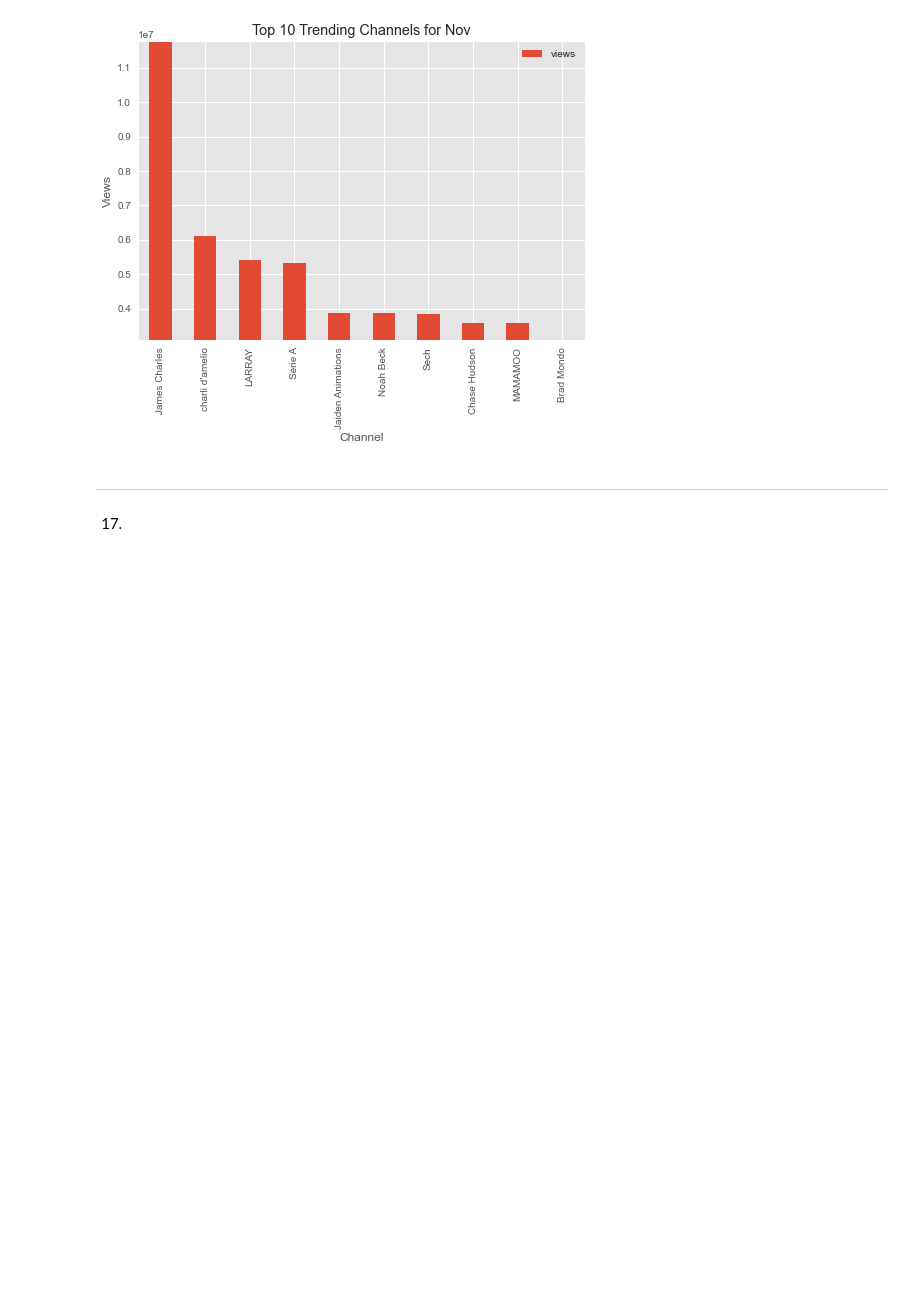
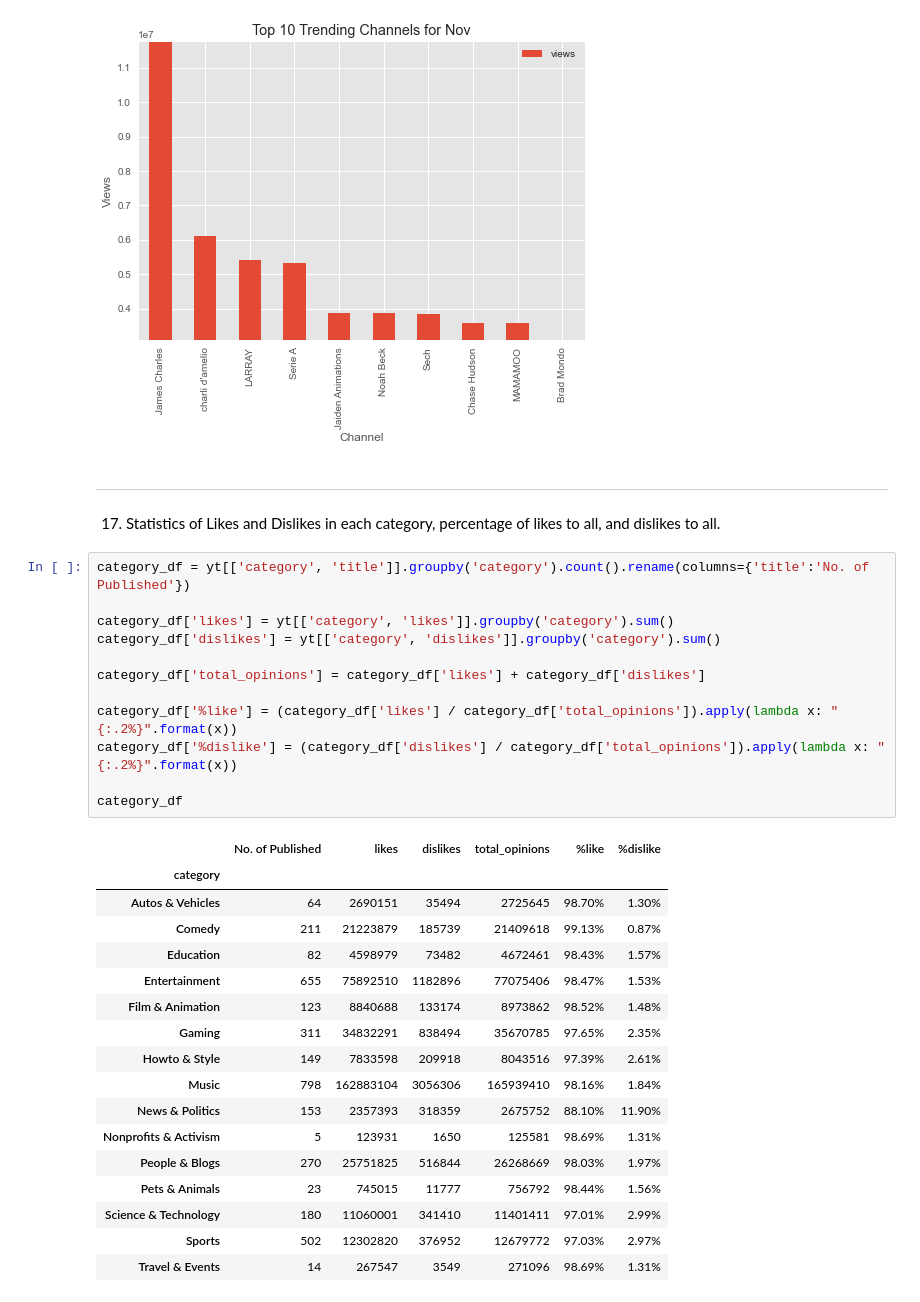
Before and after one commit to mehtee/Youtube_analysis_project, a Jupyter notebook: project.ipynb, the cells around one changed output. Saved outputs shown, nothing was run; the diff lists cells and outputs as text; blank space fills up the shorter version.

Commit message:
📦  17. Statistics of Likes and Dislikes in Categories

```diff
--- a/project.ipynb
+++ b/project.ipynb
@@ -436,6 +436,36 @@ for month, month_df in months_names_dict.items():
 [figure]
 [figure]
 [figure]
-# %% [markdown]
-------------------
-17.
+# %% [markdown]
+------------------
+17. Statistics of Likes and Dislikes in each category, percentage of likes to all, and dislikes to all.
+# %%
+category_df = yt[['category', 'title']].groupby('category').count().rename(columns={'title':'No. of Published'})
+
+category_df['likes'] = yt[['category', 'likes']].groupby('category').sum()
+category_df['dislikes'] = yt[['category', 'dislikes']].groupby('category').sum()
+
+category_df['total_opinions'] = category_df['likes'] + category_df['dislikes']
+
+category_df['%like'] = (category_df['likes'] / category_df['total_opinions']).apply(lambda x: "{:.2%}".format(x))
+category_df['%dislike'] = (category_df['dislikes'] / category_df['total_opinions']).apply(lambda x: "{:.2%}".format(x))
+
+category_df
+# %% [output]
+|  | No. of Published | likes | dislikes | total_opinions | %like | %dislike |
+| category |  |  |  |  |  |  |
+| Autos & Vehicles | 64 | 2690151 | 35494 | 2725645 | 98.70% | 1.30% |
+| Comedy | 211 | 21223879 | 185739 | 21409618 | 99.13% | 0.87% |
+| Education | 82 | 4598979 | 73482 | 4672461 | 98.43% | 1.57% |
+| Entertainment | 655 | 75892510 | 1182896 | 77075406 | 98.47% | 1.53% |
+| Film & Animation | 123 | 8840688 | 133174 | 8973862 | 98.52% | 1.48% |
+| Gaming | 311 | 34832291 | 838494 | 35670785 | 97.65% | 2.35% |
+| Howto & Style | 149 | 7833598 | 209918 | 8043516 | 97.39% | 2.61% |
+| Music | 798 | 162883104 | 3056306 | 165939410 | 98.16% | 1.84% |
+| News & Politics | 153 | 2357393 | 318359 | 2675752 | 88.10% | 11.90% |
+| Nonprofits & Activism | 5 | 123931 | 1650 | 125581 | 98.69% | 1.31% |
+| People & Blogs | 270 | 25751825 | 516844 | 26268669 | 98.03% | 1.97% |
+| Pets & Animals | 23 | 745015 | 11777 | 756792 | 98.44% | 1.56% |
+| Science & Technology | 180 | 11060001 | 341410 | 11401411 | 97.01% | 2.99% |
+| Sports | 502 | 12302820 | 376952 | 12679772 | 97.03% | 2.97% |
+| Travel & Events | 14 | 267547 | 3549 | 271096 | 98.69% | 1.31% |
```
